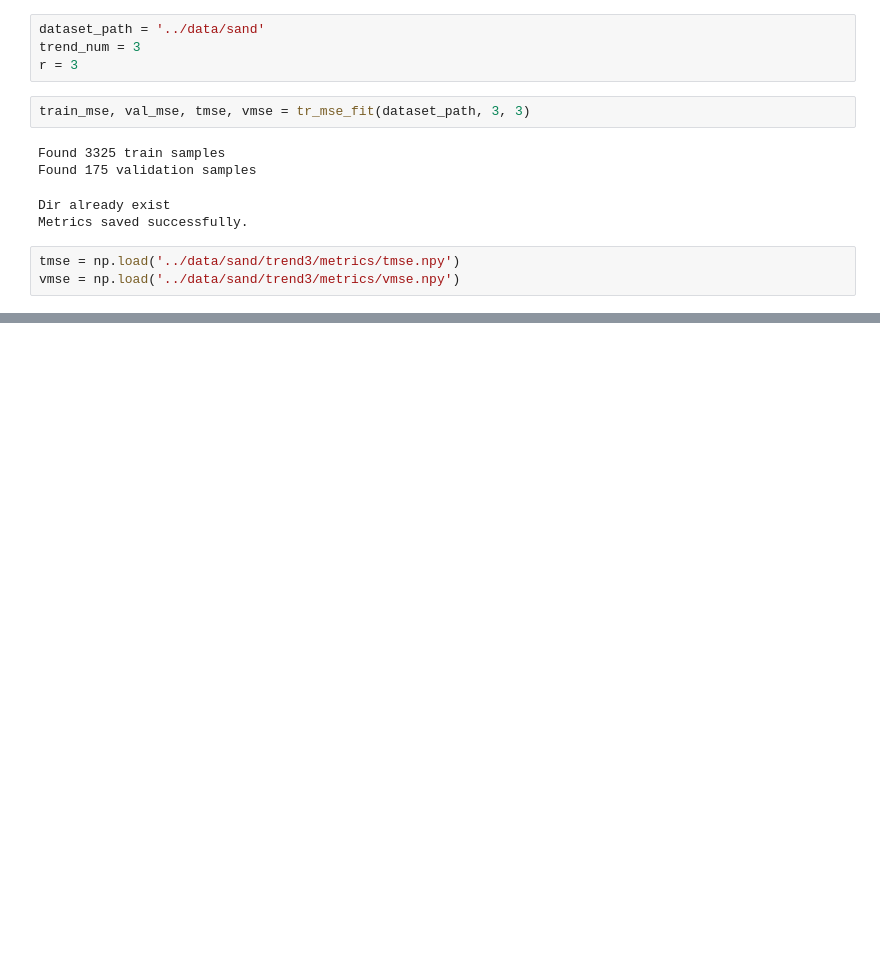
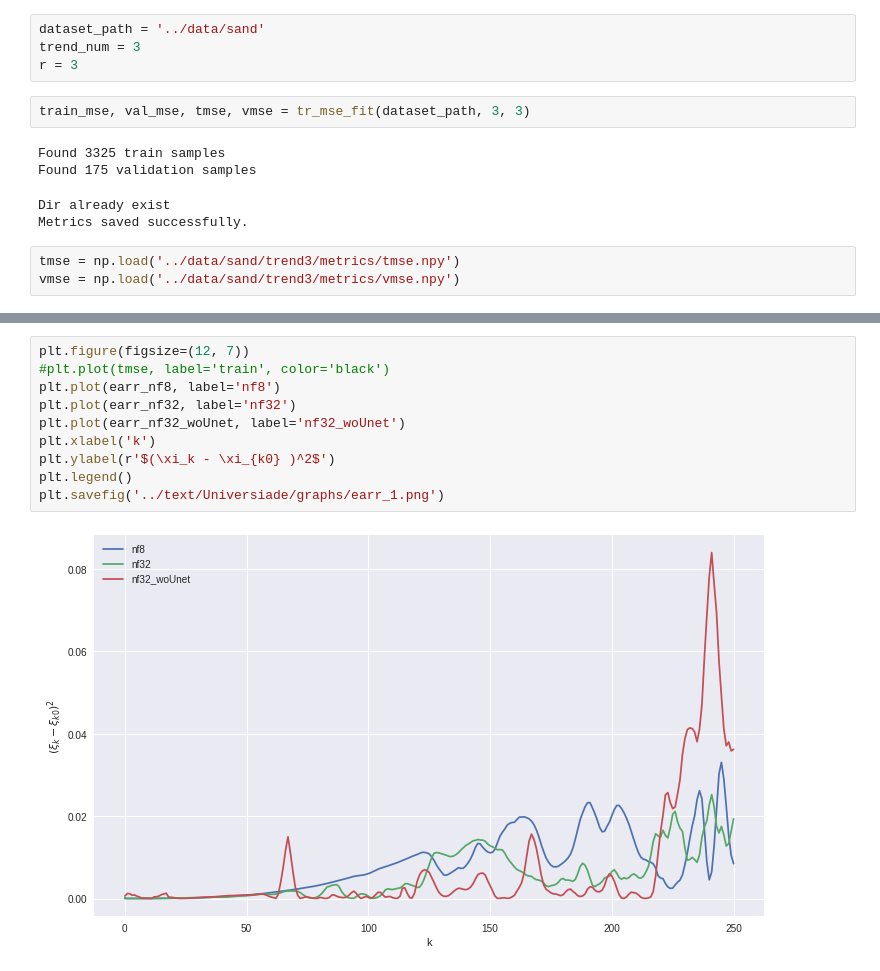
Before and after one commit to astromid/diploma-texture-synthesis, a Jupyter notebook: code/tr_mse.ipynb, the cells around one changed output, grey strips where cells are left out. Drawn from its saved outputs; the diff is of its cells as text; blank space fills up the shorter version.

```diff
--- a/code/tr_mse.ipynb
+++ b/code/tr_mse.ipynb
@@ -59,0 +70,12 @@ err_nf32
+# %%
+plt.figure(figsize=(12, 7))
+#plt.plot(tmse, label='train', color='black')
+plt.plot(earr_nf8, label='nf8')
+plt.plot(earr_nf32, label='nf32')
+plt.plot(earr_nf32_woUnet, label='nf32_woUnet')
+plt.xlabel('k')
+plt.ylabel(r'$(\xi_k - \xi_{k0} )^2$')
+plt.legend()
+plt.savefig('../text/Universiade/graphs/earr_1.png')
+# %% [output]
+[figure, added]
```
Also changed, not shown: parts of 8 cells of this notebook, 35 other files.
